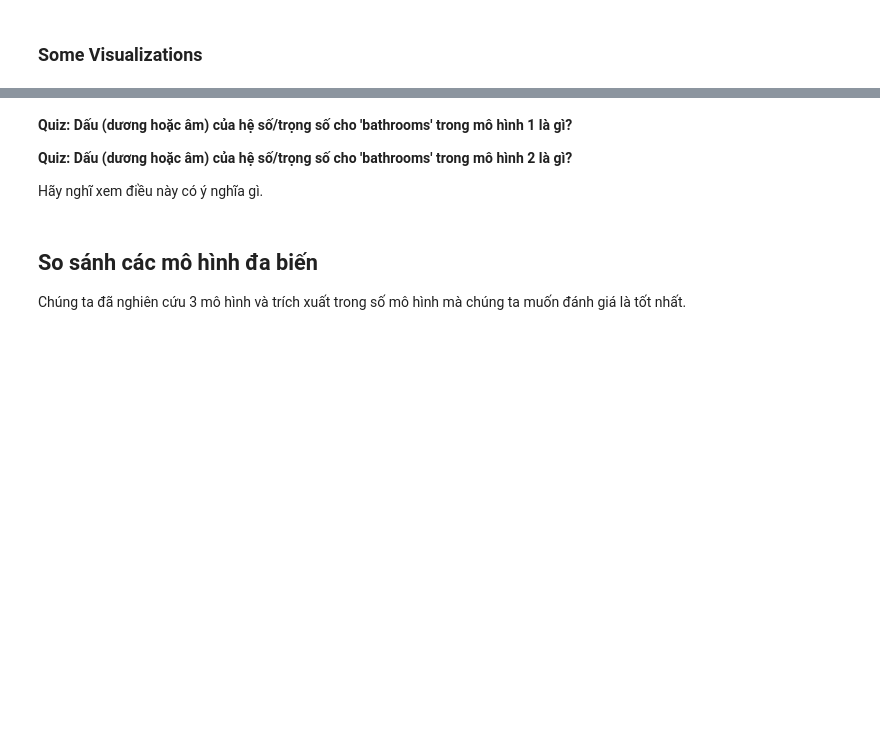
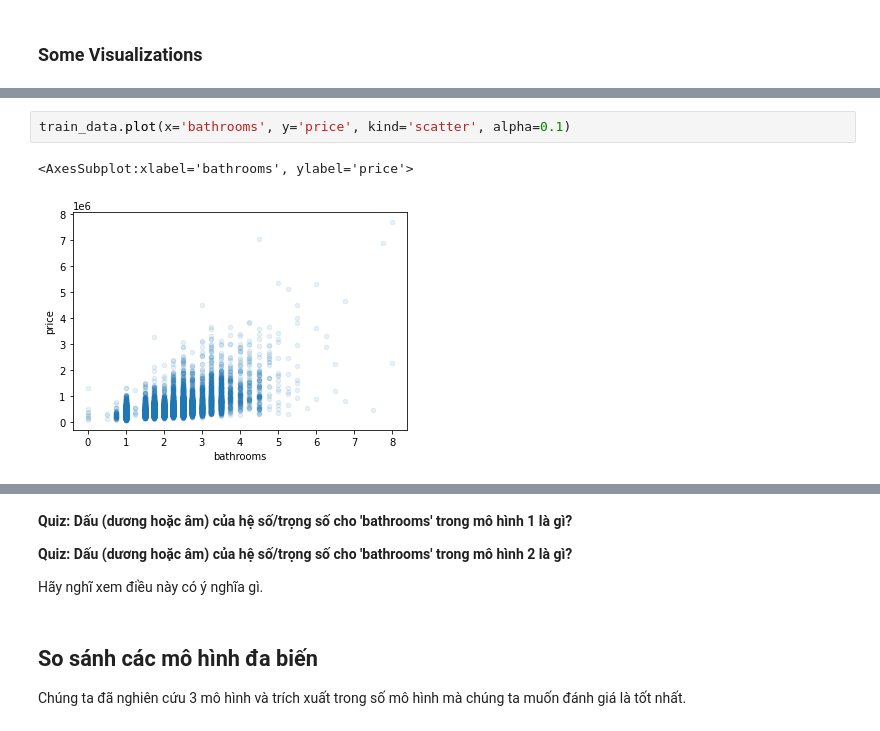
Before and after one commit to aidino/funix, a Jupyter notebook: labs/c2-regression/lab-2.ipynb, the cells around one changed output, grey strips where cells are left out. Cells and saved outputs as stored; diff of their text form; blank space fills up the shorter version.

```diff
--- a/labs/c2-regression/lab-2.ipynb
+++ b/labs/c2-regression/lab-2.ipynb
@@ -202,0 +211,5 @@ Model 3: - coef_: [ 5.37808086e+02  2.78047842e+03  1.01363766e+05  2.00276796e+
+# %%
+train_data.plot(x='bathrooms', y='price', kind='scatter', alpha=0.1)
+# %% [output]
+<AxesSubplot:xlabel='bathrooms', ylabel='price'>
+[figure, added]
```
Also changed, not shown: parts of 9 cells of this notebook.
